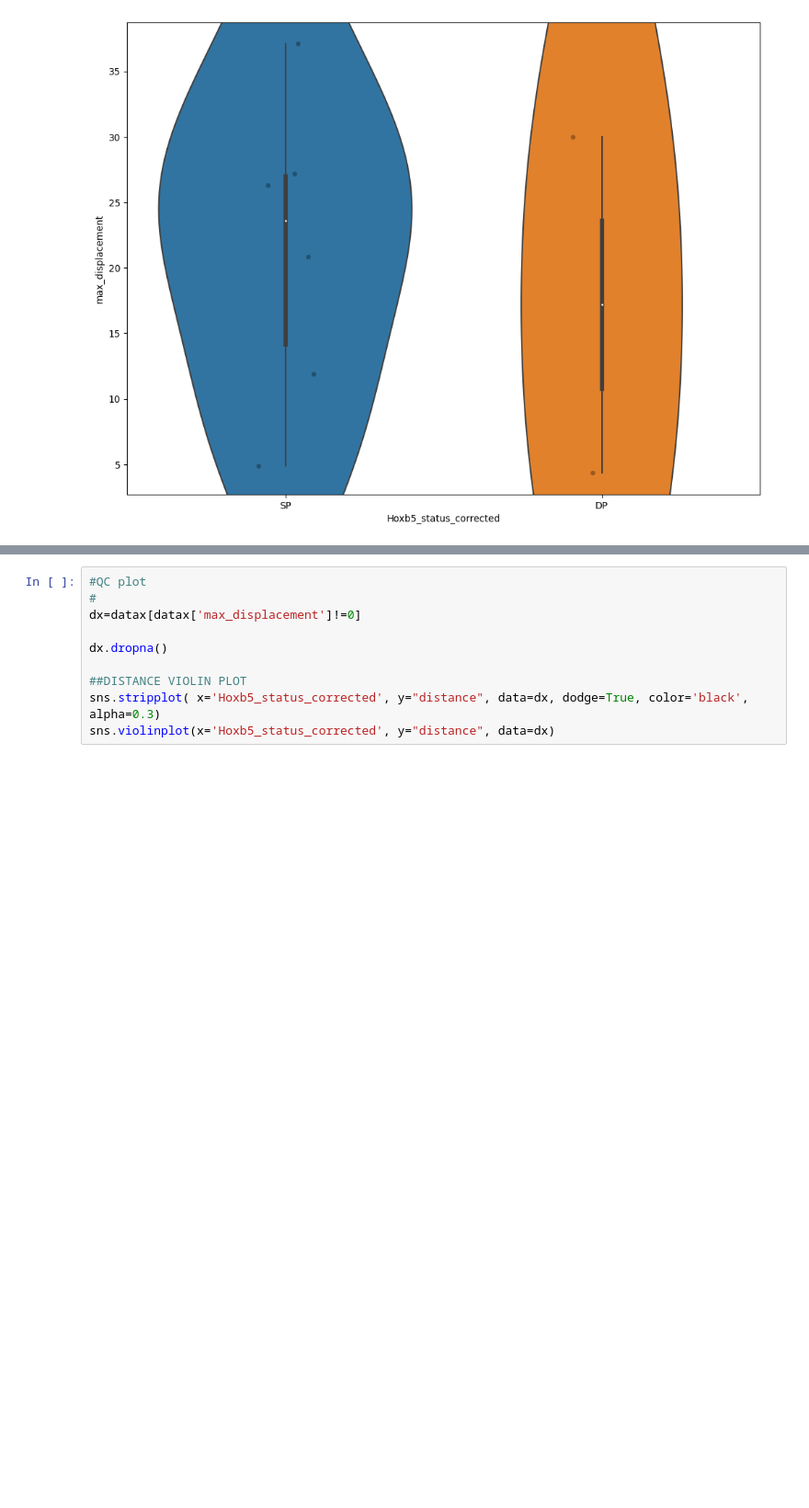
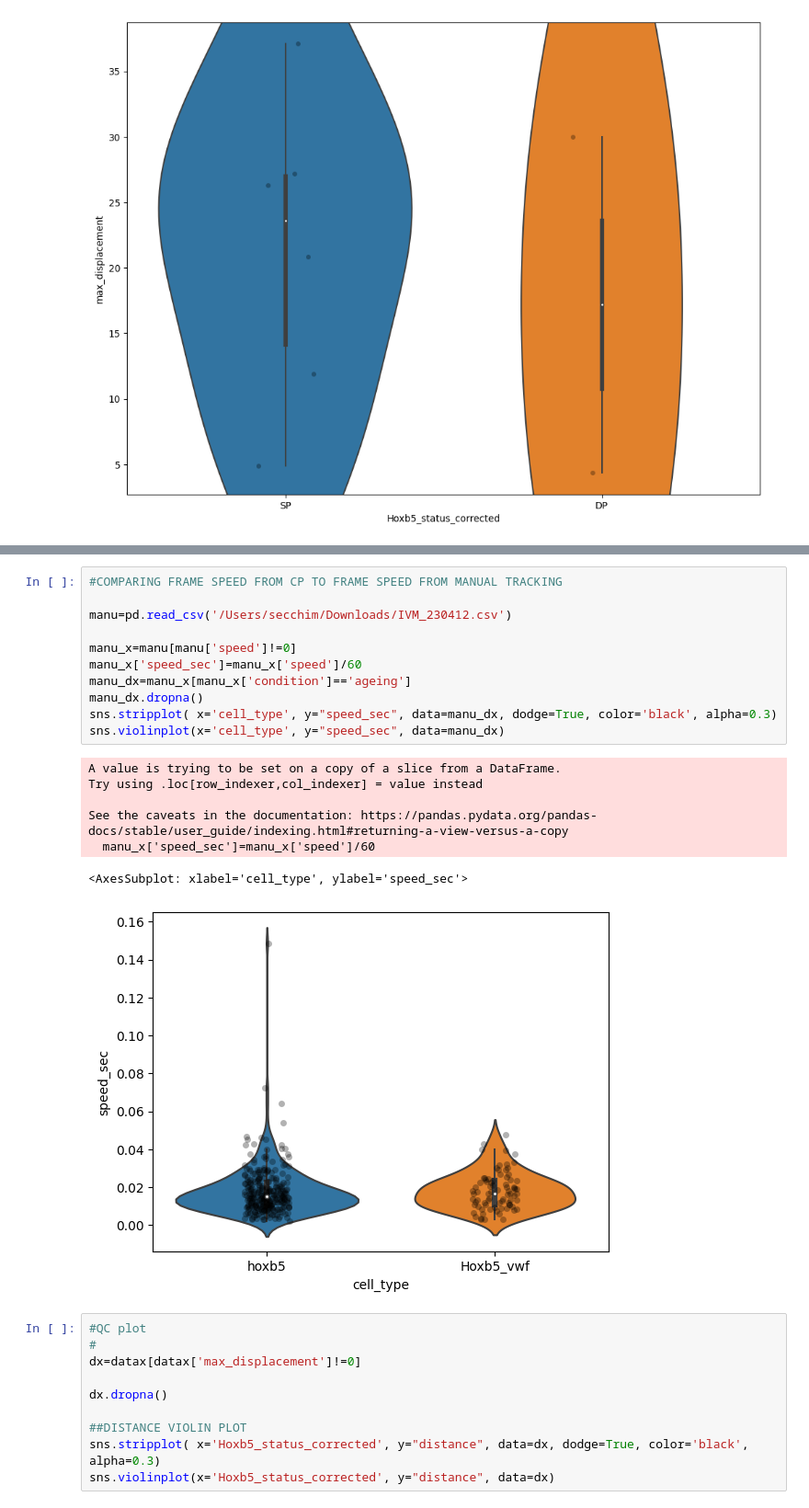
Before and after one commit to Mas515/Image_analysis, a Jupyter notebook: IVM_3D_trackplot_old.ipynb, the cells around one changed output, grey strips where cells are left out. Shown at 92% size. Cells and saved outputs as stored; diff of their text form; blank space fills up the shorter version.

```diff
--- a/IVM_3D_trackplot_old.ipynb
+++ b/IVM_3D_trackplot_old.ipynb
@@ -755,3 +772,22 @@ sns.violinplot(x='Hoxb5_status_corrected', y="frame_speed", data=dx)
+# %%
+#COMPARING FRAME SPEED FROM CP TO FRAME SPEED FROM MANUAL TRACKING
+
+manu=pd.read_csv('/Users/secchim/Downloads/IVM_230412.csv')
+
+manu_x=manu[manu['speed']!=0]
+manu_x['speed_sec']=manu_x['speed']/60
+manu_dx=manu_x[manu_x['condition']=='ageing']
+manu_dx.dropna()
+sns.stripplot( x='cell_type', y="speed_sec", data=manu_dx, dodge=True, color='black', alpha=0.3)
+sns.violinplot(x='cell_type', y="speed_sec", data=manu_dx)
+# %% [output]
+A value is trying to be set on a copy of a slice from a DataFrame.
+Try using .loc[row_indexer,col_indexer] = value instead
+
+See the caveats in the documentation: https://pandas.pydata.org/pandas-docs/stable/user_guide/indexing.html#returning-a-view-versus-a-copy
+  manu_x['speed_sec']=manu_x['speed']/60
+<AxesSubplot: xlabel='cell_type', ylabel='speed_sec'>
+[figure, added]
 # %%
 #QC plot
 #
```
Also changed, not shown: parts of 3 cells of this notebook, 3 other files.
